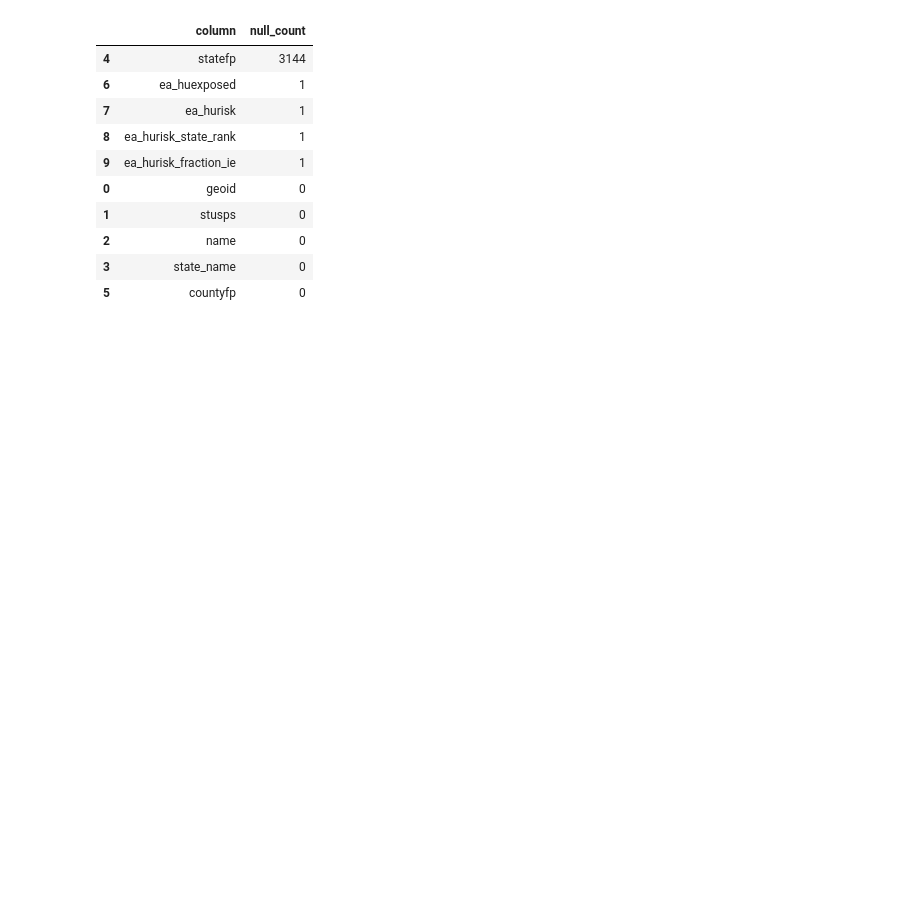
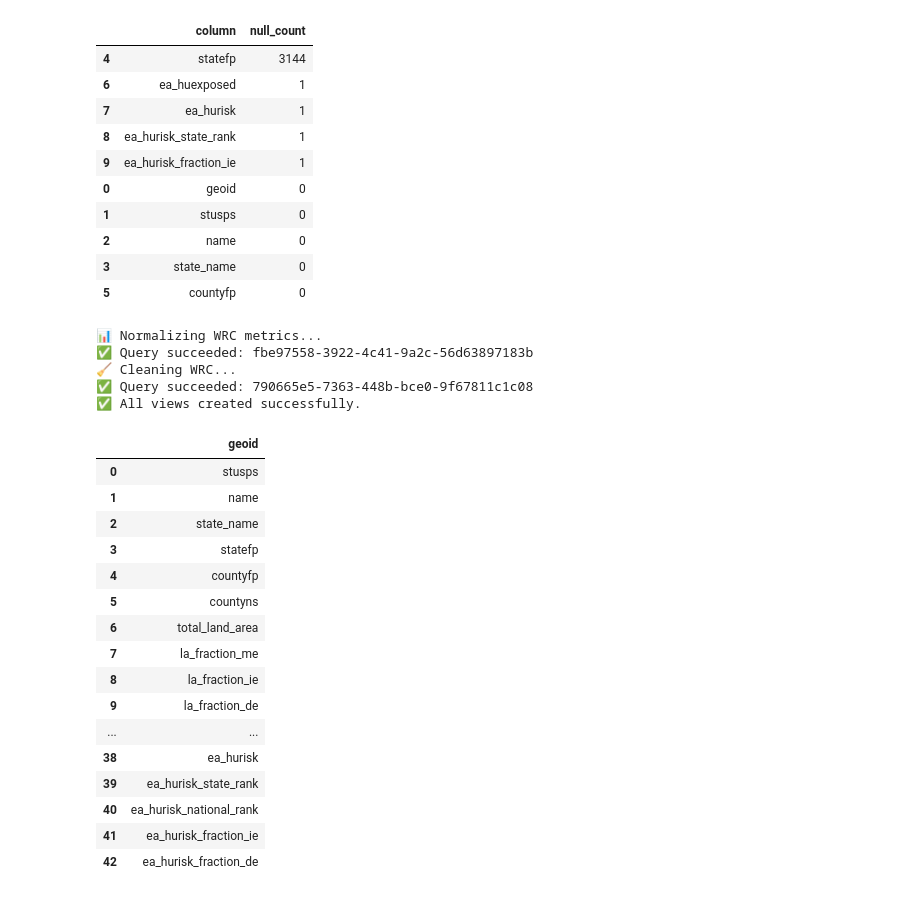
Before and after one commit to HarshaKatreddy/wildfire-risk-analytics, a Jupyter notebook: notebooks/eda/eda_athena.ipynb, the cells around one changed output. Cells and saved outputs as stored; diff of their text form; code cells hidden in the pictures; blank space fills up the shorter version.

```diff
--- a/notebooks/eda/eda_athena.ipynb
+++ b/notebooks/eda/eda_athena.ipynb
@@ -781,0 +830,57 @@ df_nulls_wrc
+# %%
+# Step 3: Normalize wildfire risk indicators in WRC
+query_wrc_normalize = f"""
+CREATE OR REPLACE VIEW wrc_normalized AS
+SELECT
+    *,
+    100 * (ea_hurisk - MIN(ea_hurisk) OVER ()) / NULLIF(MAX(ea_hurisk) OVER () - MIN(ea_hurisk) OVER (), 0) AS ea_hurisk_norm,
+    100 * (bp_mean - MIN(bp_mean) OVER ()) / NULLIF(MAX(bp_mean) OVER () - MIN(bp_mean) OVER (), 0) AS bp_mean_norm,
+    100 * (whp_mean - MIN(whp_mean) OVER ()) / NULLIF(MAX(whp_mean) OVER () - MIN(whp_mean) OVER (), 0) AS whp_mean_norm
+FROM "{WRC_TABLE_NAME}";
+"""
+
+# Step 4: Clean WRC by dropping rows with nulls in key metrics and 'statefp'
+query_wrc_clean = """
+CREATE OR REPLACE VIEW wrc_cleaned AS
+SELECT *
+FROM wrc_normalized
+WHERE statefp IS NOT NULL
+  AND ea_hurisk IS NOT NULL
+  AND bp_mean IS NOT NULL
+  AND whp_mean IS NOT NULL;
+"""
+# %%
+print("📊 Normalizing WRC metrics...")
+run_athena_ddl(query_wrc_normalize, WRC_DATABASE_NAME)
+
+print("🧹 Cleaning WRC...")
+run_athena_ddl(query_wrc_clean, WRC_DATABASE_NAME)
+
+print("✅ All views created successfully.")
+# %% [output]
+📊 Normalizing WRC metrics...
+✅ Query succeeded: fbe97558-3922-4c41-9a2c-56d63897183b
+🧹 Cleaning WRC...
+✅ Query succeeded: 790665e5-7363-448b-bce0-9f67811c1c08
+✅ All views created successfully.
+# %%
+query_show_wrc_columns = f"SHOW COLUMNS IN {WRC_TABLE_NAME}"
+run_athena_query(query_show_wrc_columns, WRC_DATABASE_NAME)
+# %% [output]
+|  | geoid |
+| 0 | stusps |
+| 1 | name |
+| 2 | state_name |
+| 3 | statefp |
+| 4 | countyfp |
+| 5 | countyns |
+| 6 | total_land_area |
+| 7 | la_fraction_me |
+| 8 | la_fraction_ie |
+| 9 | la_fraction_de |
+| ... | ... |
+| 38 | ea_hurisk |
+| 39 | ea_hurisk_state_rank |
+| 40 | ea_hurisk_national_rank |
+| 41 | ea_hurisk_fraction_ie |
+| 42 | ea_hurisk_fraction_de |
```
Also changed, not shown: parts of 1 cell of this notebook.
